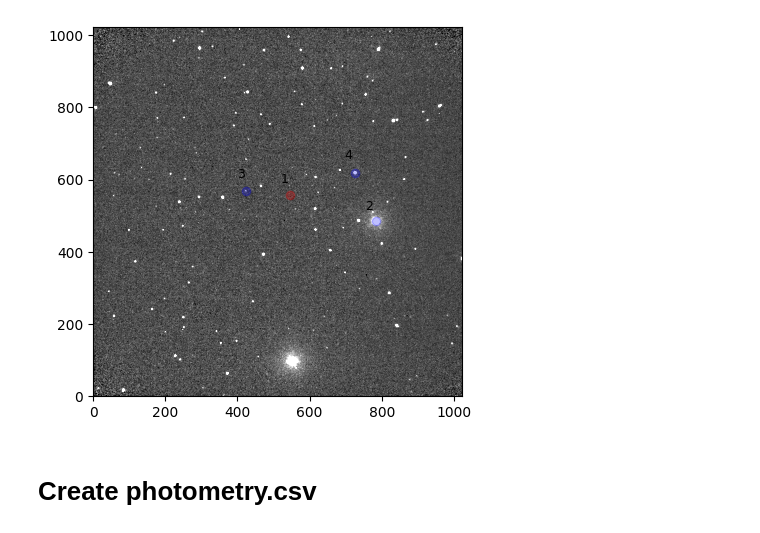
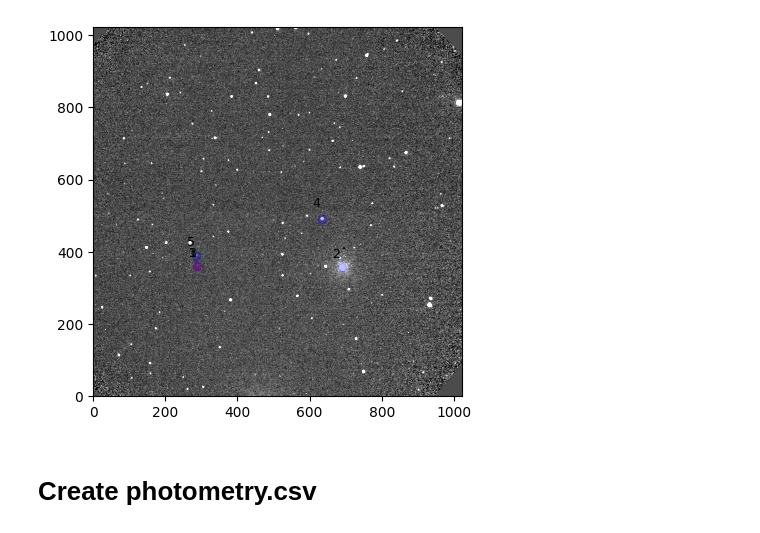
Before and after one commit to DBernardes/Tools-for-the-MOPTOP-pipeline-products, a Jupyter notebook: photometry_extraction.ipynb, the cells around one changed output. Saved outputs shown, nothing was run; the diff lists cells and outputs as text; code cells hidden in the pictures.

```diff
--- a/photometry_extraction.ipynb
+++ b/photometry_extraction.ipynb
@@ -10,8 +10,8 @@ from photometry import Photometry
 
 star_name = "GRB 230818A"
 experiment = "all data"
-_set = "second"
-camera = 4
+_set = "first"
+camera = 3
 max_box_size = 20
 src_path = os.path.join(
     "..",
@@ -64,4 +64,4 @@ Set MJD-END to 60175.003208 from DATE-END'. [astropy.wcs.wcs]
-[figure, old version]
+[figure, new version]
 # %% [markdown]
 # Create photometry.csv
 # %%
```
Also changed, not shown: parts of 3 cells of this notebook, 2 other files.
